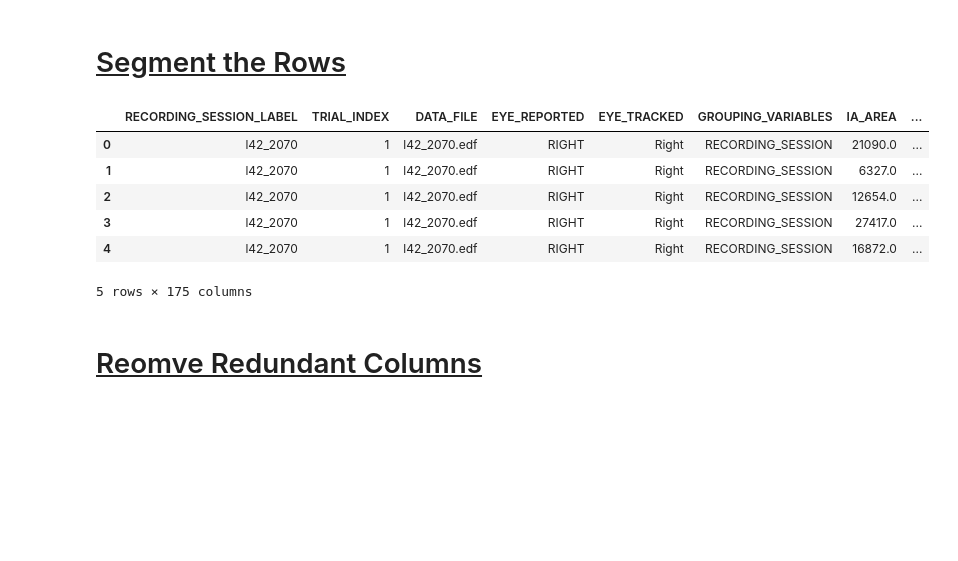
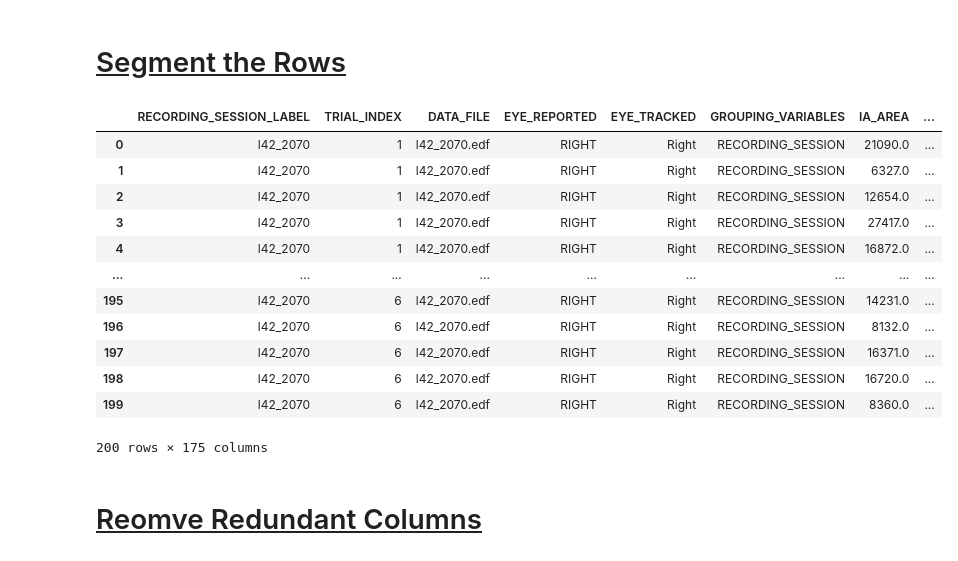
Before and after one commit to toharrgo/project4cognition, a Jupyter notebook: Preprocessing.ipynb, the cells around one changed output. Drawn from its saved outputs; the diff is of its cells as text; code cells hidden in the pictures; blank space fills up the shorter version.

```diff
--- a/Preprocessing.ipynb
+++ b/Preprocessing.ipynb
@@ -80,15 +84,21 @@ def find_segment(row):
 df['segmented'] = df.apply(find_segment, axis=1)
 df = df.drop(columns=['concatenated', 'indices_dict'])
 # %%
-df.head()
+df.head(200)
 # %% [output]
 |  | RECORDING_SESSION_LABEL | TRIAL_INDEX | DATA_FILE | EYE_REPORTED | EYE_TRACKED | GROUPING_VARIABLES | IA_AREA | ... |
 | 0 | l42_2070 | 1 | l42_2070.edf | RIGHT | Right | RECORDING_SESSION | 21090.0 | ... |
 | 1 | l42_2070 | 1 | l42_2070.edf | RIGHT | Right | RECORDING_SESSION | 6327.0 | ... |
 | 2 | l42_2070 | 1 | l42_2070.edf | RIGHT | Right | RECORDING_SESSION | 12654.0 | ... |
 | 3 | l42_2070 | 1 | l42_2070.edf | RIGHT | Right | RECORDING_SESSION | 27417.0 | ... |
 | 4 | l42_2070 | 1 | l42_2070.edf | RIGHT | Right | RECORDING_SESSION | 16872.0 | ... |
+| ... | ... | ... | ... | ... | ... | ... | ... | ... |
+| 195 | l42_2070 | 6 | l42_2070.edf | RIGHT | Right | RECORDING_SESSION | 14231.0 | ... |
+| 196 | l42_2070 | 6 | l42_2070.edf | RIGHT | Right | RECORDING_SESSION | 8132.0 | ... |
+| 197 | l42_2070 | 6 | l42_2070.edf | RIGHT | Right | RECORDING_SESSION | 16371.0 | ... |
+| 198 | l42_2070 | 6 | l42_2070.edf | RIGHT | Right | RECORDING_SESSION | 16720.0 | ... |
+| 199 | l42_2070 | 6 | l42_2070.edf | RIGHT | Right | RECORDING_SESSION | 8360.0 | ... |
-5 rows × 175 columns
+200 rows × 175 columns
 # %% [markdown]
 <h1> <u> Reomve Redundant Columns </u> </h1>
 # %% [markdown]
```
Also changed, not shown: parts of 20 cells of this notebook.
